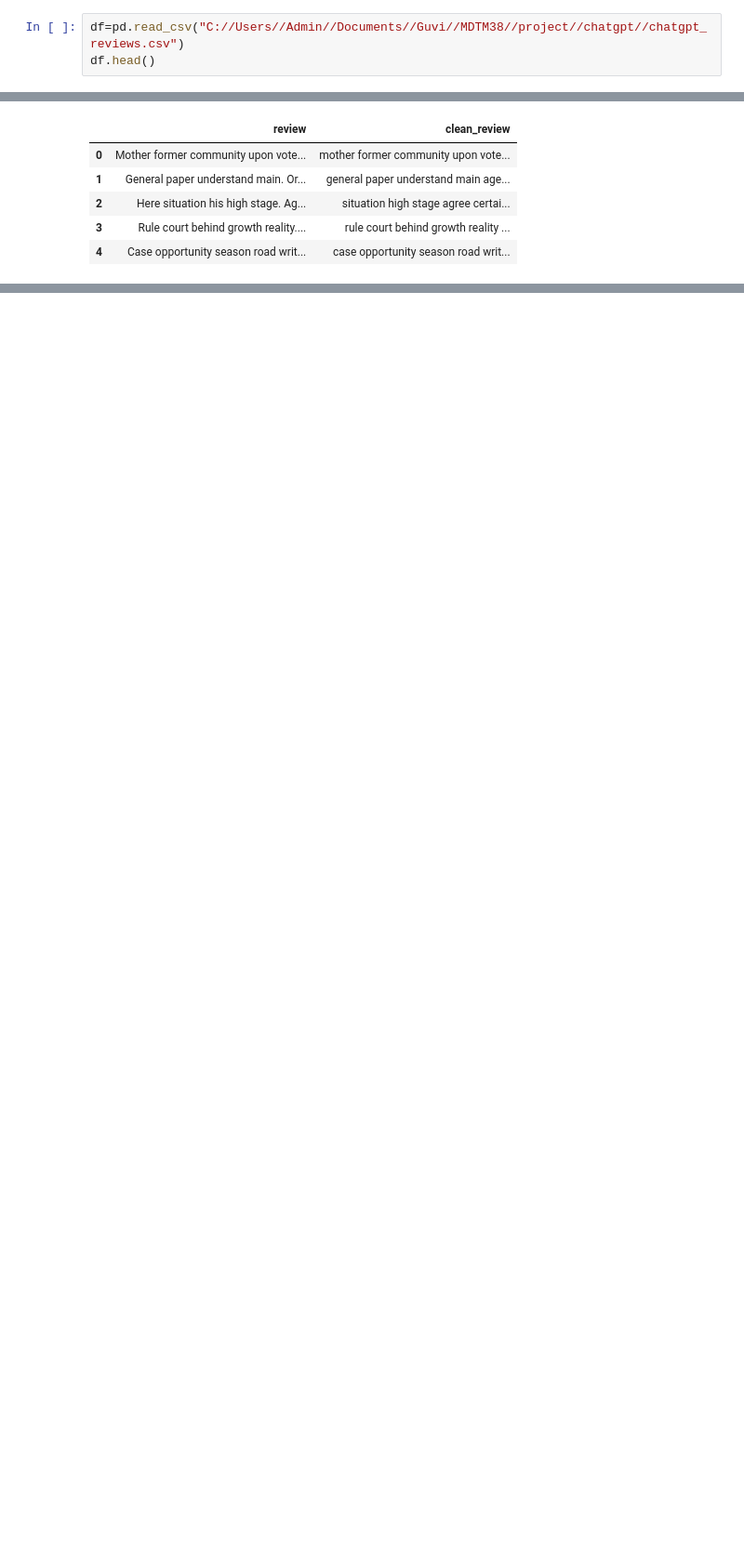
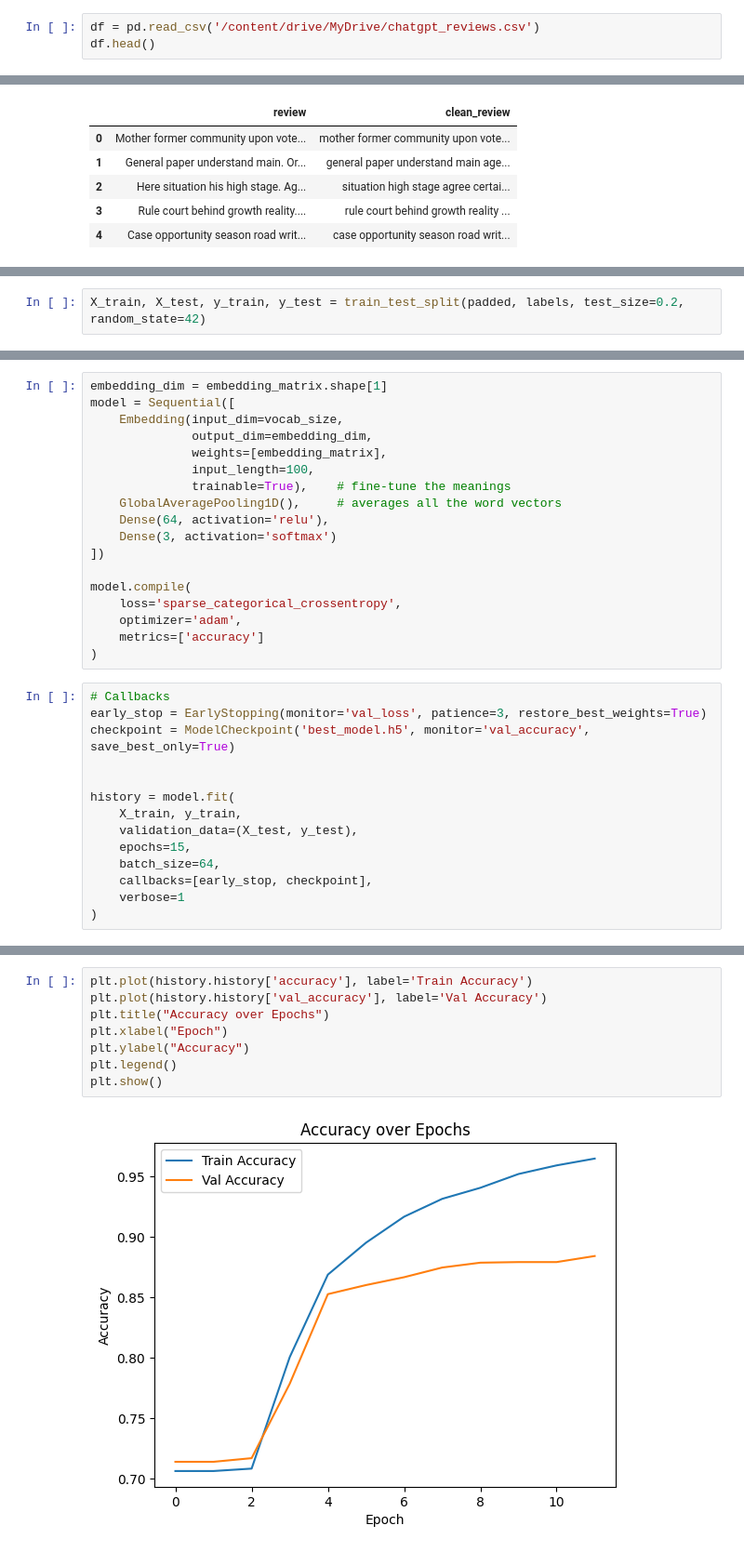
Before and after one commit to gsowndarya/ChatGPT-NLP, a Jupyter notebook: chatgpt.ipynb, the cells around one changed output, grey strips where cells are left out. Shown at 93% size. Saved outputs shown, nothing was run; the diff lists cells and outputs as text; blank space fills up the shorter version.

```diff
--- a/chatgpt.ipynb
+++ b/chatgpt.ipynb
@@ -60,5 +102,5 @@ warnings.filterwarnings('ignore')
 # %%
-df=pd.read_csv("C://Users//Admin//Documents//Guvi//MDTM38//project//chatgpt//chatgpt_reviews.csv")
+df = pd.read_csv('/content/drive/MyDrive/chatgpt_reviews.csv')
 df.head()
 # %% [output]
 |  | date | title | review | rating | username | helpful_votes | review_length | platform | language | ... |
@@ -2076,0 +286,2 @@ uploaded = files.upload()
+# %%
+X_train, X_test, y_train, y_test = train_test_split(padded, labels, test_size=0.2, random_state=42)
@@ -2076,0 +633,32 @@ uploaded = files.upload()
+# %%
+embedding_dim = embedding_matrix.shape[1]
+model = Sequential([
+    Embedding(input_dim=vocab_size,
+              output_dim=embedding_dim,
+              weights=[embedding_matrix],
+              input_length=100,
+              trainable=True),    # fine-tune the meanings
+    GlobalAveragePooling1D(),     # averages all the word vectors
+    Dense(64, activation='relu'),
+    Dense(3, activation='softmax')
+])
+
+model.compile(
+    loss='sparse_categorical_crossentropy',
+    optimizer='adam',
+    metrics=['accuracy']
+)
+# %%
+# Callbacks
+early_stop = EarlyStopping(monitor='val_loss', patience=3, restore_best_weights=True)
+checkpoint = ModelCheckpoint('best_model.h5', monitor='val_accuracy', save_best_only=True)
+
+
+history = model.fit(
+    X_train, y_train,
+    validation_data=(X_test, y_test),
+    epochs=15,
+    batch_size=64,
+    callbacks=[early_stop, checkpoint],
+    verbose=1
+)
@@ -2076,0 +683,10 @@ uploaded = files.upload()
+# %%
+plt.plot(history.history['accuracy'], label='Train Accuracy')
+plt.plot(history.history['val_accuracy'], label='Val Accuracy')
+plt.title("Accuracy over Epochs")
+plt.xlabel("Epoch")
+plt.ylabel("Accuracy")
+plt.legend()
+plt.show()
+# %% [output]
+[figure, added]
```
Also changed, not shown: parts of 201 cells of this notebook.
